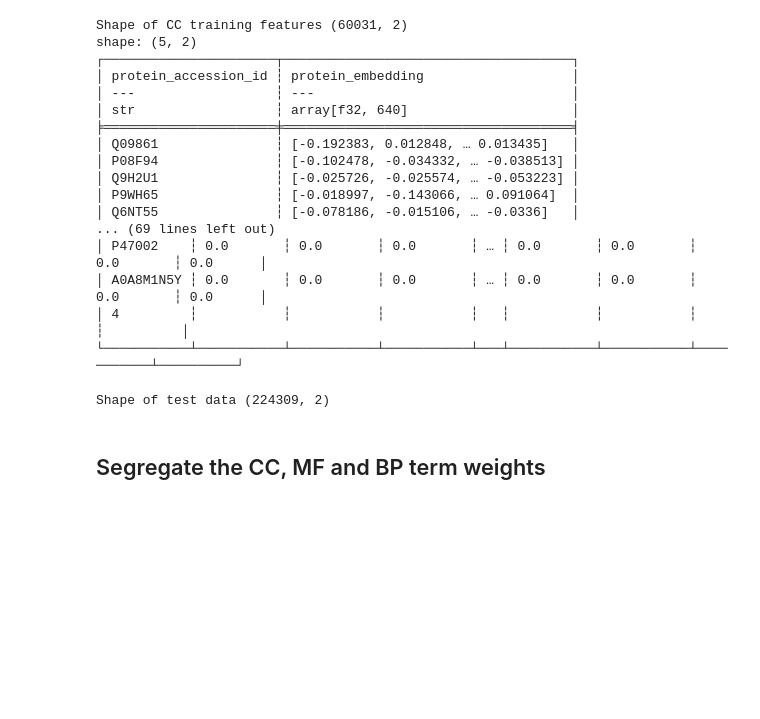
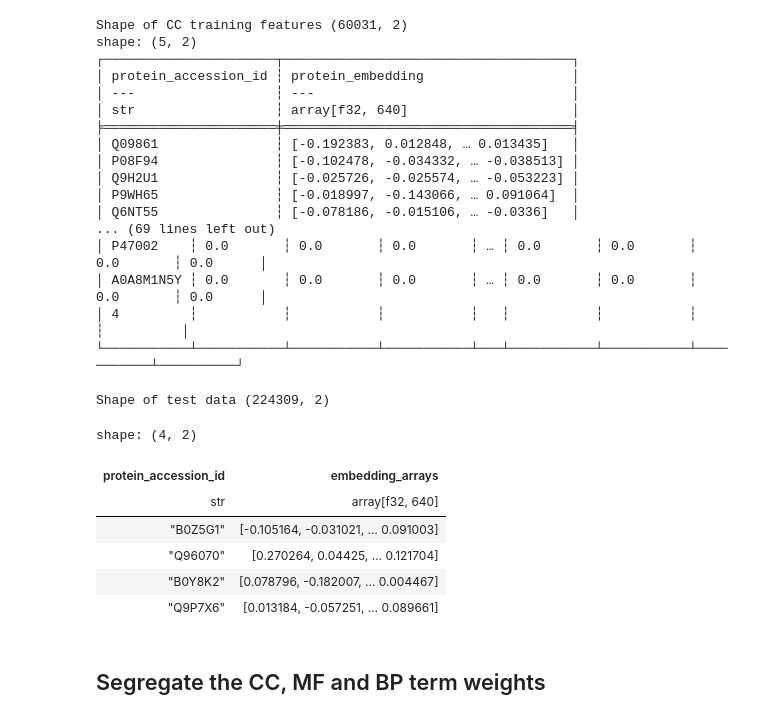
Before and after one commit to sumaniitm/cafa-6-protein-function-prediction-kaggle, a Jupyter notebook: cafa6-baseline-and-feature-engineering.ipynb, the cells around one changed output. Cells and saved outputs as stored; diff of their text form; code cells hidden in the pictures; blank space fills up the shorter version.

```diff
--- a/cafa6-baseline-and-feature-engineering.ipynb
+++ b/cafa6-baseline-and-feature-engineering.ipynb
@@ -229,6 +229,16 @@ df_test_features = pl.read_parquet('/kaggle/input/cafa6-protein-go-terms-feat-la
 print("Shape of test data", df_test_features.shape)
 # %% [output]
 Shape of test data (224309, 2)
+# %%
+df_test_features.head(4)
+# %% [output]
+shape: (4, 2)
+| protein_accession_id | embedding_arrays |
+| str | array[f32, 640] |
+| "B0Z5G1" | [-0.105164, -0.031021, … 0.091003] |
+| "Q96070" | [0.270264, 0.04425, … 0.121704] |
+| "B0Y8K2" | [0.078796, -0.182007, … 0.004467] |
+| "Q9P7X6" | [0.013184, -0.057251, … 0.089661] |
 # %% [markdown]
 ## Segregate the CC, MF and BP term weights
 # %%
```
Also changed, not shown: parts of 35 cells of this notebook.
